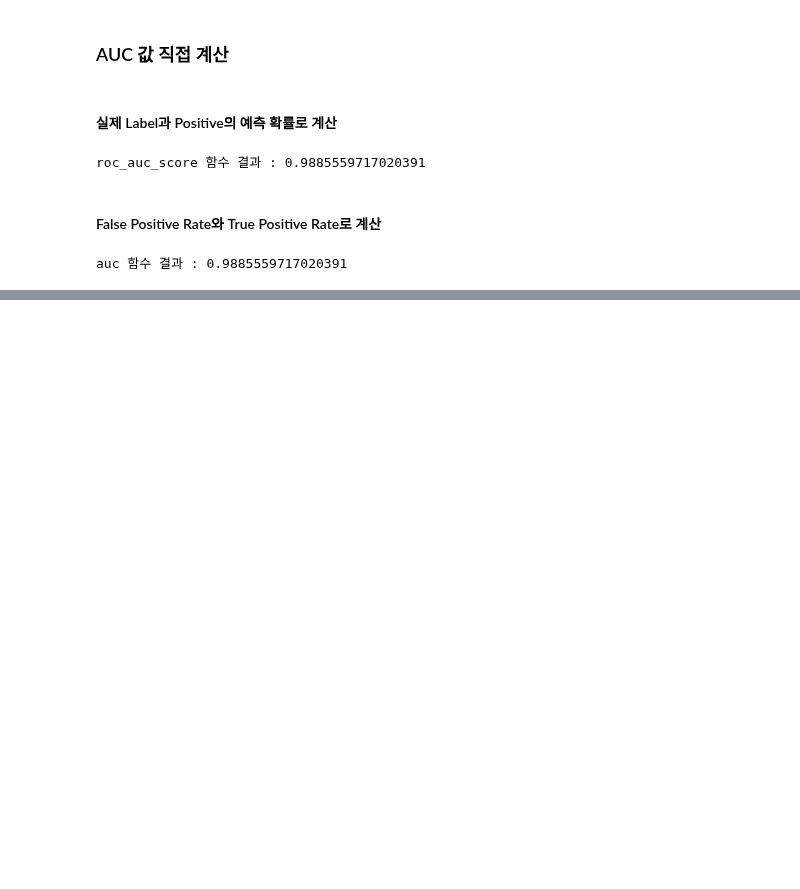
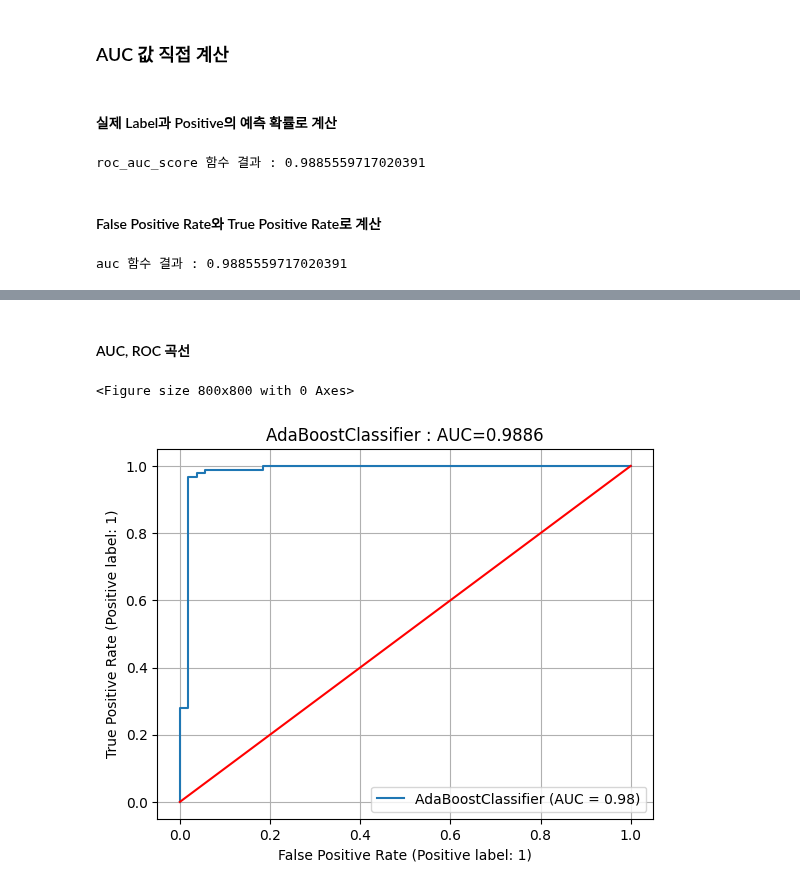
Before and after one commit to jaekim3220/jupyter, a Jupyter notebook: F. 데이터 마이닝/02. Sklearn/36-AdaBoost.ipynb, the cells around one changed output, grey strips where cells are left out. Drawn from its saved outputs; the diff is of its cells as text; code cells hidden in the pictures; blank space fills up the shorter version.

Commit message:
GradientBoost, AdaBoost 학습 및 실습 완료

```diff
--- a/F. 데이터 마이닝/02. Sklearn/36-AdaBoost.ipynb
+++ b/F. 데이터 마이닝/02. Sklearn/36-AdaBoost.ipynb
@@ -293,0 +241,30 @@ auc 함수 결과 : 0.9885559717020391
+# %%
+# 부스팅에 사용할 학습 알고리즘 생성
+dt = DecisionTreeClassifier(
+    max_depth=2, min_samples_leaf=10, random_state=123
+)
+
+# 모델 생성
+ada = AdaBoostClassifier(
+    base_estimator=dt,  # 훈련에 사용할 학습 모델
+    random_state=123
+)
+
+# 사용할 파라미터 설정
+params = {
+    'n_estimators':[3,5,10],
+    "learning_rate":[0.1,0.3,0.5]
+}
+
+# 하이퍼파라미터 튜닝 모델
+grid = GridSearchCV(ada, param_grid=params, cv=5, n_jobs=-1)
+# 학습
+grid.fit(x_sm, y_sm)
+
+print("최적의 하이퍼 파라미터 :",grid.best_params_)
+print("최적의 모델 평균 성능(훈련데이터) :",grid.best_score_)
+
+# 검증 정확도 유도
+best_model = grid.best_estimator_
+y_pred = best_model.predict(x_test)
+print("최종 모델의 성능(테스트 데이터) :", accuracy_score(y_test,y_pred))
@@ -293,0 +290,15 @@ auc 함수 결과 : 0.9885559717020391
+# %% [markdown]
+#### AUC, ROC 곡선
+# %%
+fpr1, tpr1, _ = roc_curve(y_test, score1)
+
+plt.figure(figsize=(8,8))
+RocCurveDisplay.from_estimator(best_model, x_test, y_test)
+plt.plot([0, 1], [0, 1], color='red')
+plt.title("AdaBoostClassifier : AUC={0:0.4f}".format(auc(fpr1,tpr1)))
+plt.grid()
+plt.show()
+plt.close()
+# %% [output]
+<Figure size 800x800 with 0 Axes>
+[figure, added]
```
Also changed, not shown: parts of 8 cells of this notebook, 5 other files.
